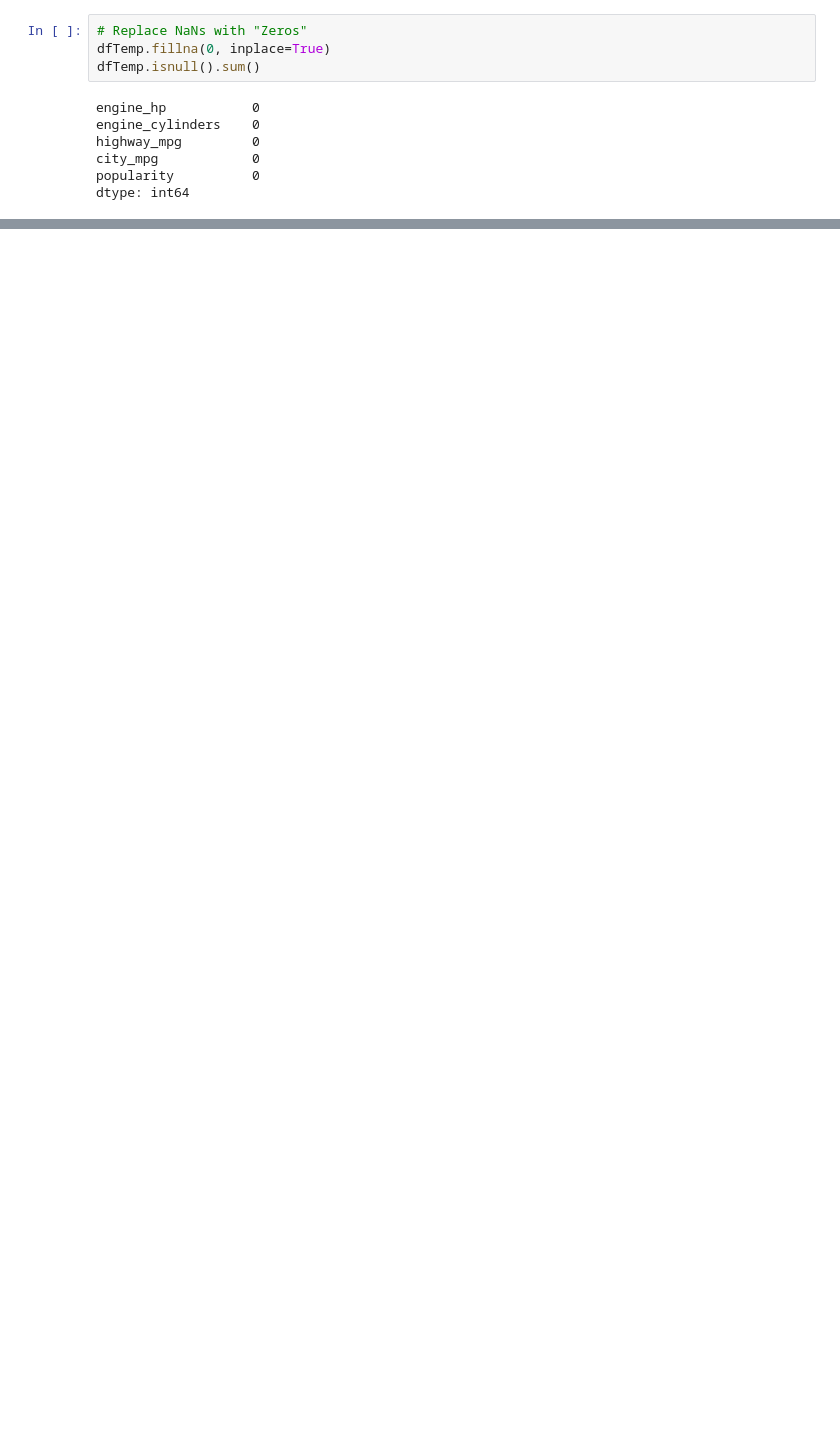
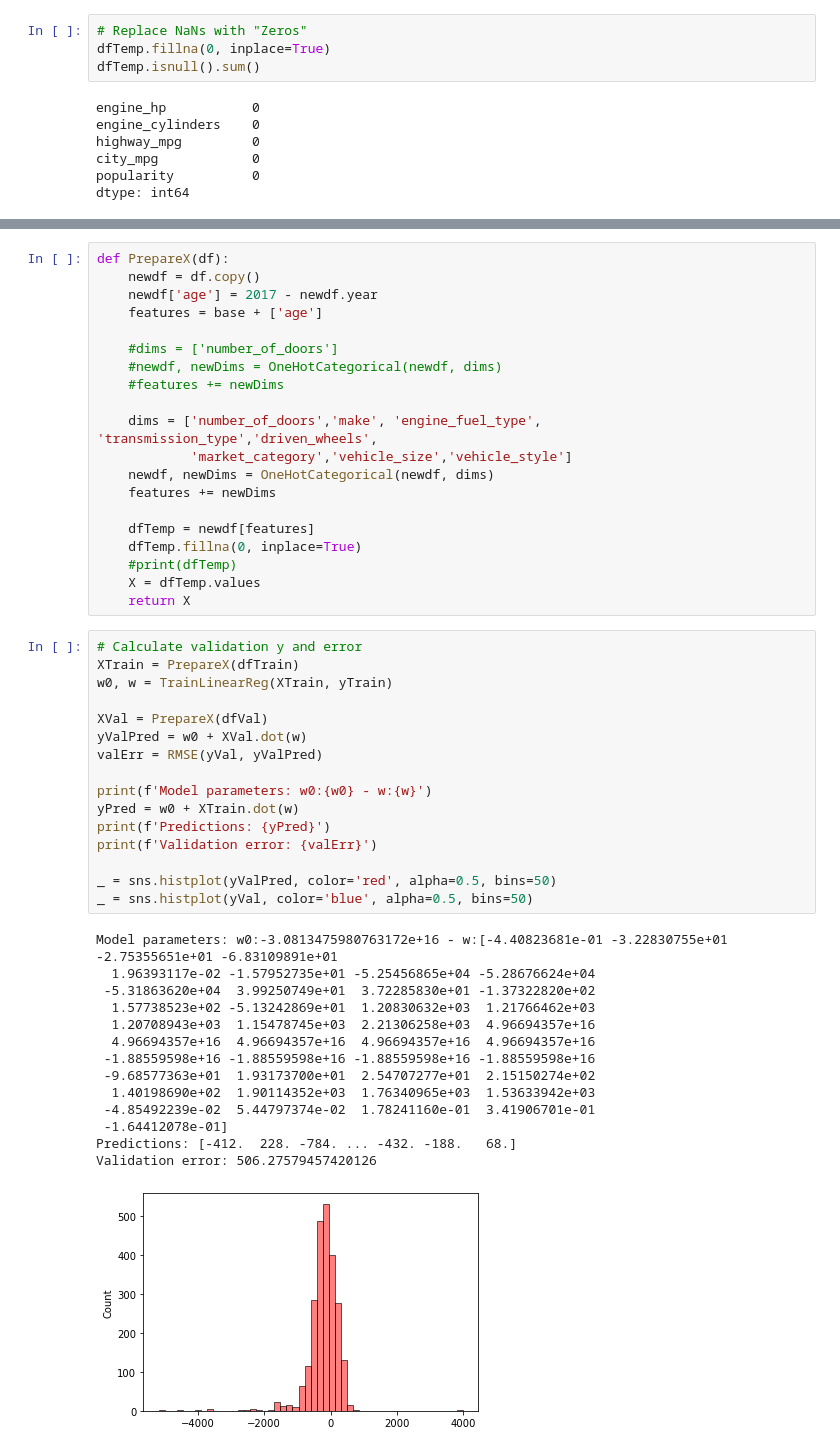
Before and after one commit to maclavijo/MLZoomcamp, a Jupyter notebook: Week2/Car Price Prediction.ipynb, the cells around one changed output, grey strips where cells are left out. Saved outputs shown, nothing was run; the diff lists cells and outputs as text; blank space fills up the shorter version.

```diff
--- a/Week2/Car Price Prediction.ipynb
+++ b/Week2/Car Price Prediction.ipynb
@@ -280,0 +306,51 @@ Validation error: 0.7837535046725055
+# %%
+def PrepareX(df):
+    newdf = df.copy()
+    newdf['age'] = 2017 - newdf.year
+    features = base + ['age']
+
+    #dims = ['number_of_doors']
+    #newdf, newDims = OneHotCategorical(newdf, dims)
+    #features += newDims
+
+    dims = ['number_of_doors','make', 'engine_fuel_type', 'transmission_type','driven_wheels',
+            'market_category','vehicle_size','vehicle_style']
+    newdf, newDims = OneHotCategorical(newdf, dims)
+    features += newDims
+
+    dfTemp = newdf[features]
+    dfTemp.fillna(0, inplace=True)
+    #print(dfTemp)
+    X = dfTemp.values
+    return X
+# %%
+# Calculate validation y and error
+XTrain = PrepareX(dfTrain)
+w0, w = TrainLinearReg(XTrain, yTrain)
+
+XVal = PrepareX(dfVal)
+yValPred = w0 + XVal.dot(w)
+valErr = RMSE(yVal, yValPred)
+
+print(f'Model parameters: w0:{w0} - w:{w}')
+yPred = w0 + XTrain.dot(w)
+print(f'Predictions: {yPred}')
+print(f'Validation error: {valErr}')
+
+_ = sns.histplot(yValPred, color='red', alpha=0.5, bins=50)
+_ = sns.histplot(yVal, color='blue', alpha=0.5, bins=50)
+# %% [output]
+Model parameters: w0:-3.0813475980763172e+16 - w:[-4.40823681e-01 -3.22830755e+01 -2.75355651e+01 -6.83109891e+01
+  1.96393117e-02 -1.57952735e+01 -5.25456865e+04 -5.28676624e+04
+ -5.31863620e+04  3.99250749e+01  3.72285830e+01 -1.37322820e+02
+  1.57738523e+02 -5.13242869e+01  1.20830632e+03  1.21766462e+03
+  1.20708943e+03  1.15478745e+03  2.21306258e+03  4.96694357e+16
+  4.96694357e+16  4.96694357e+16  4.96694357e+16  4.96694357e+16
+ -1.88559598e+16 -1.88559598e+16 -1.88559598e+16 -1.88559598e+16
+ -9.68577363e+01  1.93173700e+01  2.54707277e+01  2.15150274e+02
+  1.40198690e+02  1.90114352e+03  1.76340965e+03  1.53633942e+03
+ -4.85492239e-02  5.44797374e-02  1.78241160e-01  3.41906701e-01
+ -1.64412078e-01]
+Predictions: [-412.  228. -784. ... -432. -188.   68.]
+Validation error: 506.27579457420126
+[figure, added]
```
Also changed, not shown: parts of 26 cells of this notebook.
